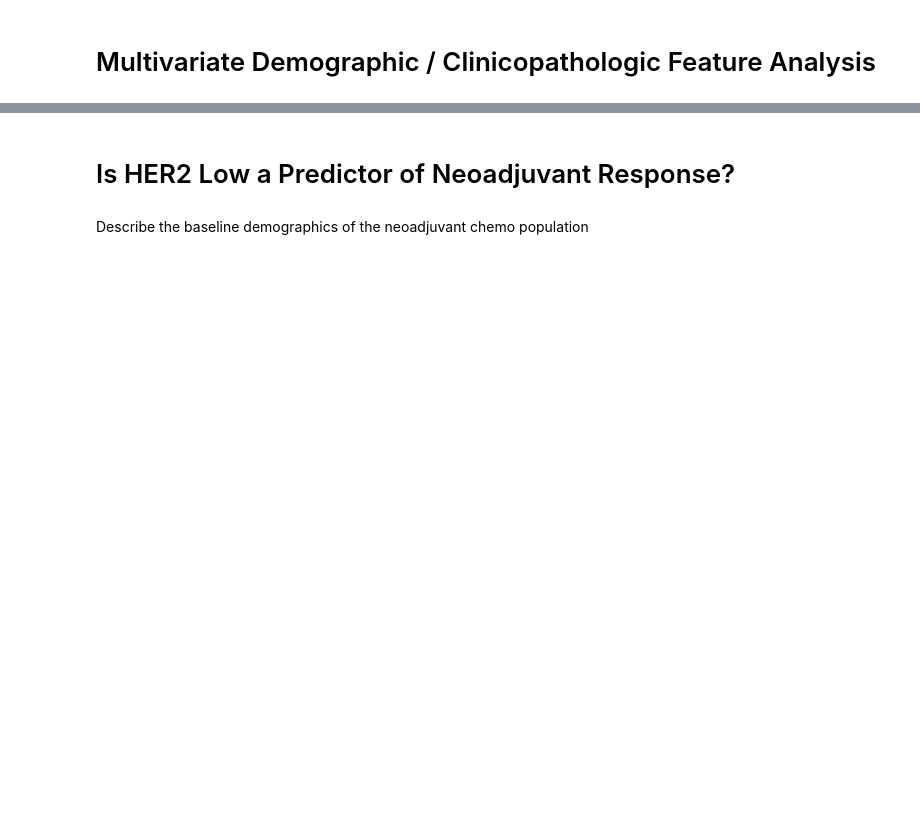
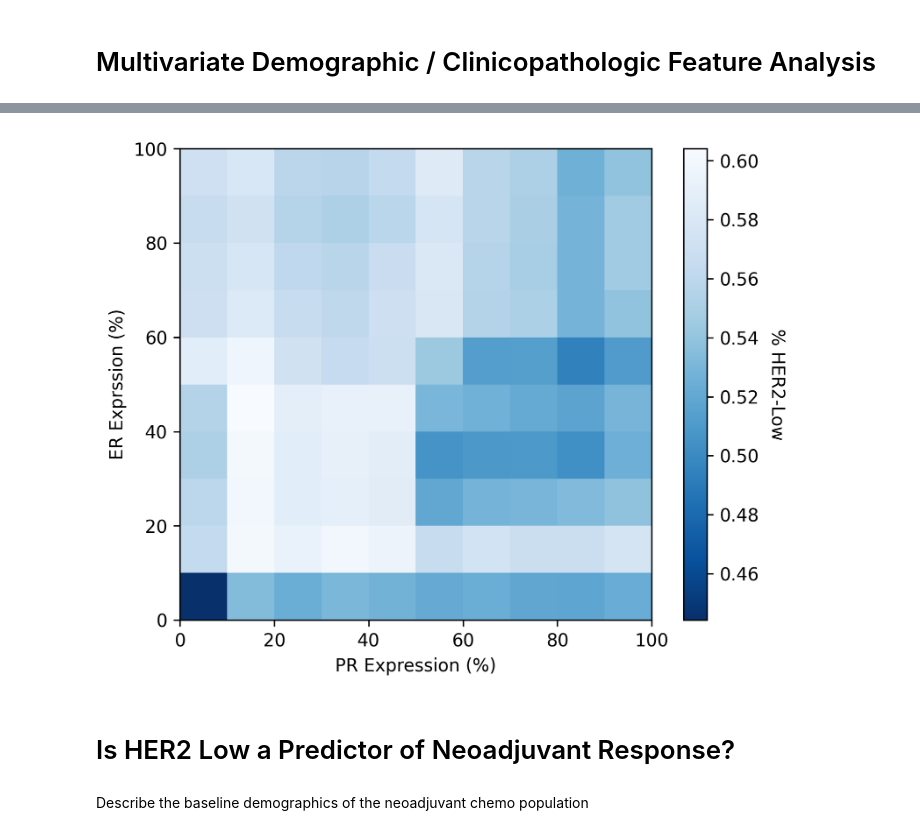
Before and after one commit to fmhoward/HER2Epidemiology, a Jupyter notebook: HER2 Project.ipynb, the cells around one changed output, grey strips where cells are left out. Cells and saved outputs as stored; diff of their text form; code cells hidden in the pictures; blank space fills up the shorter version.

```diff
--- a/HER2 Project.ipynb
+++ b/HER2 Project.ipynb
@@ -16,6 +16,9 @@ import math
 import statsmodels.api as sm
 import warnings
 warnings.filterwarnings("ignore", category=DeprecationWarning)
+
+import matplotlib as mpl
+mpl.rcParams.update(mpl.rcParamsDefault)
 # %% [markdown]
 # Loading the NCDB File
 # %%
@@ -1014,3 +1109,44 @@ Other,0.86 (0.83 - 0.9),< 0.01,
+# %%
+#Plotting the relationship between HER2-low status, ER %, and PR %
+
+df_plot = df.copy()
+df_plot['her2low'] = 0
+df_plot.loc[df_plot.her2 > 0, 'her2low'] = 1
+df_plot.dropna(subset=['er_num', 'pr_num'], inplace = True)
+df_plot['er_num'] = df_plot['er_num']/10
+df_plot['pr_num'] = df_plot['pr_num']/10
+
+interval = 10
+plt_ar = np.empty((int(100/interval),int(100/interval)))
+for er in np.arange(0, int(100/interval), 1):
+    for pr in np.arange(0, int(100/interval), 1):
+        er_ind = (df_plot.er_num > (er/10)) & (df_plot.er_num < (er+interval)/10)
+        if er == 0:
+            er_ind = (df_plot.er_num < (er+interval)/10)
+        if er == 100/interval:
+            er_ind = df_plot.er_num > (er/10)
+        pr_ind = (df_plot.pr_num > (pr/10)) & (df_plot.pr_num < (pr+interval)/10)
+        if pr == 0:
+            pr_ind = (df_plot.pr_num < (pr+interval)/10)
+        if pr == 100/interval:
+            pr_ind = df_plot.pr_num > (pr/10)
+        plt_ar[er][pr] = df_plot.loc[er_ind & pr_ind, 'her2low'].mean()
+# %%
+fig, ax = plt.subplots(dpi = 300)
+shw = ax.imshow(plt_ar, cmap = 'Blues_r')
+bar = plt.colorbar(shw)
+ax.set_xlabel('PR Expression (%)')
+ax.set_ylabel('ER Exprssion (%)')
+ax.set_xticks([-0.5, 1.5, 3.5, 5.5, 7.5, 9.5])
+ax.set_yticks([-0.5, 1.5, 3.5, 5.5, 7.5, 9.5])
+ax.set_xticklabels(["0", "20", "40", "60", "80", "100"])
+ax.set_yticklabels(["0", "20", "40", "60", "80", "100"])
+bar.set_label("% HER2-Low", rotation = 270, labelpad = 15)
+ax.invert_yaxis()
+plt.savefig("sup fig 2", bbox_inches = 'tight')
+plt.show()
+# %% [output]
+[figure, added]
 # %% [markdown]
 # Is HER2 Low a Predictor of Neoadjuvant Response?
 # %% [markdown]
```
Also changed, not shown: parts of 13 cells of this notebook.
